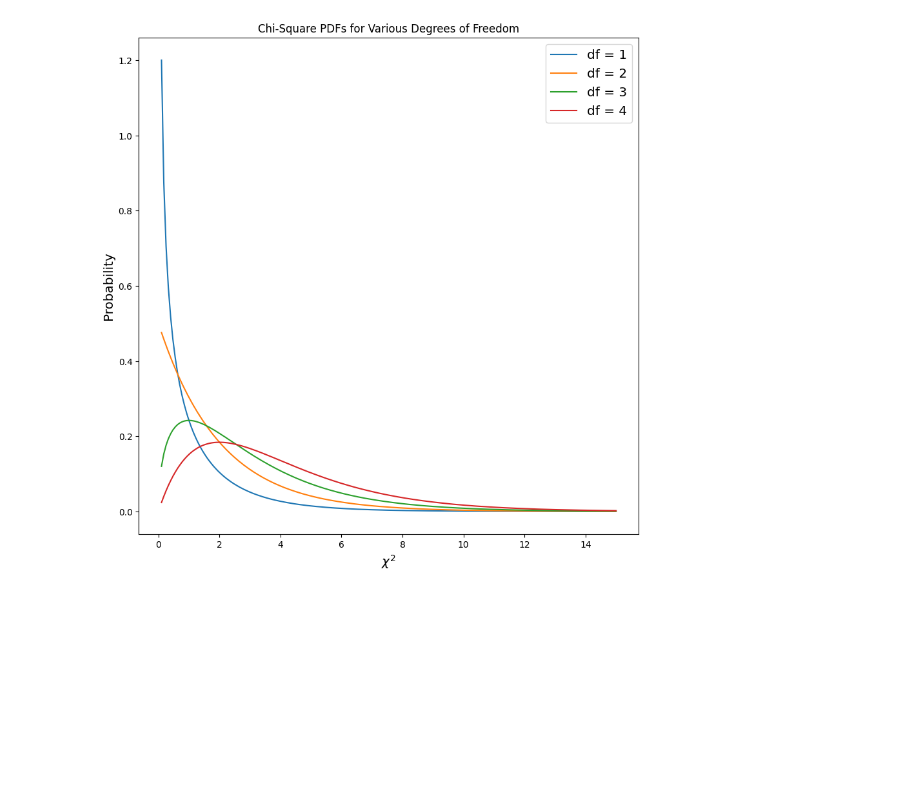
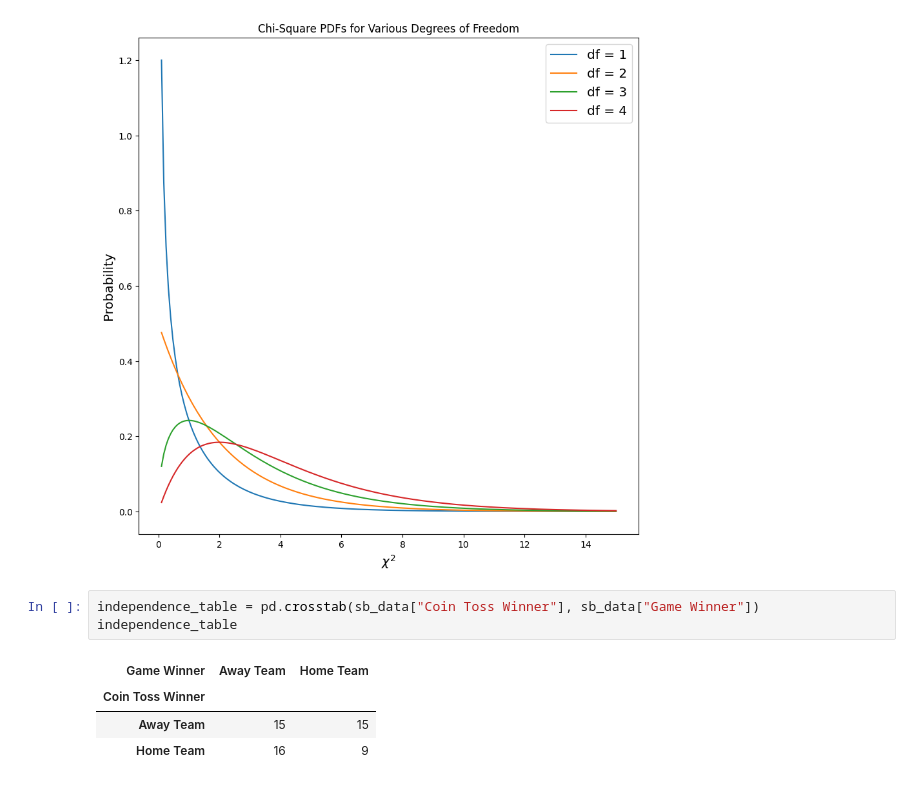
Before and after one commit to KabiraKabira7/Chi_square_test, a Jupyter notebook: chi_square.ipynb, the cells around one changed output. Saved outputs shown, nothing was run; the diff lists cells and outputs as text; blank space fills up the shorter version.

```diff
--- a/chi_square.ipynb
+++ b/chi_square.ipynb
@@ -214,3 +214,11 @@ ax.set_title("Chi-Square PDFs for Various Degrees of Freedom")
 ax.legend(fontsize="x-large");
 # %% [output]
 [figure]
+# %%
+independence_table = pd.crosstab(sb_data["Coin Toss Winner"], sb_data["Game Winner"])
+independence_table
+# %% [output]
+| Game Winner | Away Team | Home Team |
+| Coin Toss Winner |  |  |
+| Away Team | 15 | 15 |
+| Home Team | 16 | 9 |
```
Also changed, not shown: parts of 1 cell of this notebook.
